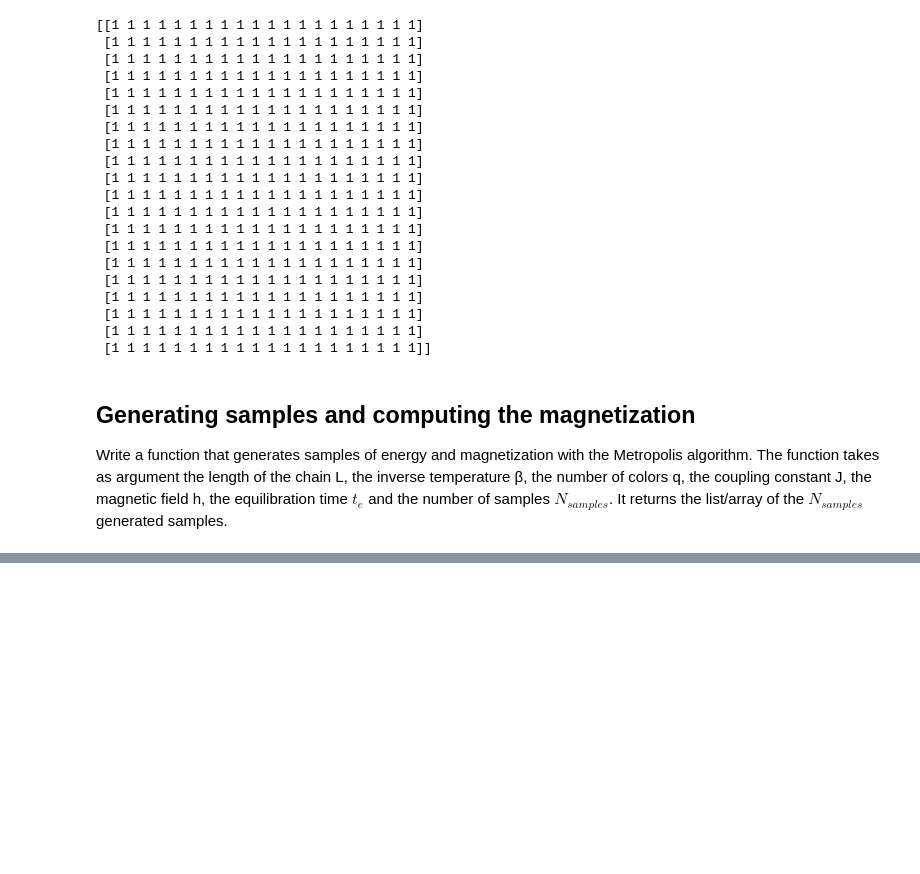
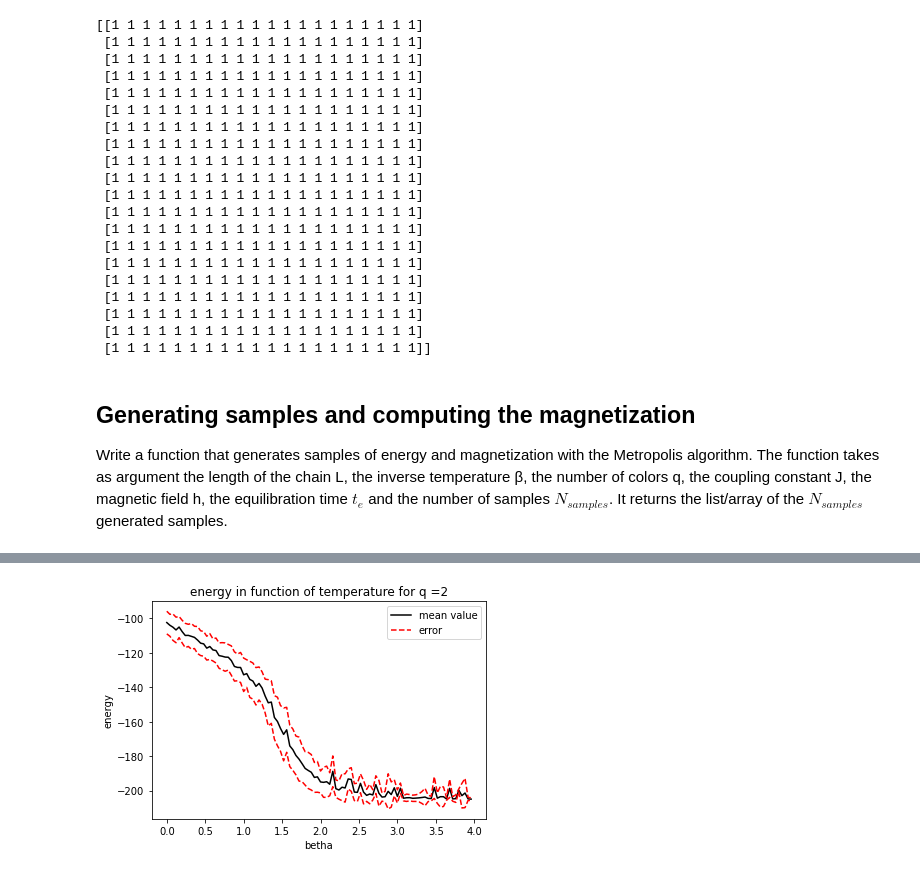
Before and after one commit to carlossoto362/QLS2021-2022Diploma, a Jupyter notebook: Copy_of_StatMechWithPython_TutorialProject_CarlosSoto.ipynb, the cells around one changed output, grey strips where cells are left out. Cells and saved outputs as stored; diff of their text form; code cells hidden in the pictures; blank space fills up the shorter version.

```diff
--- a/Copy_of_StatMechWithPython_TutorialProject_CarlosSoto.ipynb
+++ b/Copy_of_StatMechWithPython_TutorialProject_CarlosSoto.ipynb
@@ -502,0 +656,12 @@ print(sampling(5,2,1,0.2,2,7000,20))
+# %%
+
+plt.xlabel("betha")
+plt.ylabel("energy")
+plt.title("energy in function of temperature for q =2")
+plt.plot(bethas,meanE2, color = "black", label ='mean value')
+plt.plot(bethas,errE2 + meanE2, color = "red", linestyle='dashed', label ='error')
+plt.plot(bethas, meanE2 - errE2, color = "red", linestyle='dashed')
+plt.legend()
+plt.show()
+# %% [output]
+[figure, added]
```
Also changed, not shown: parts of 27 cells of this notebook.
